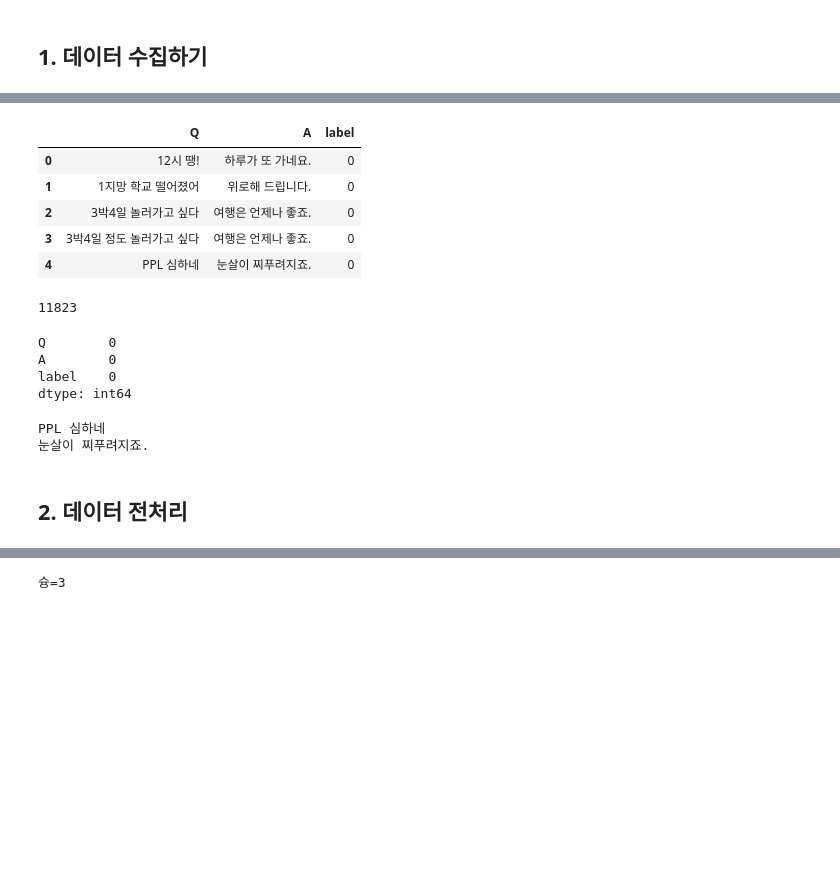
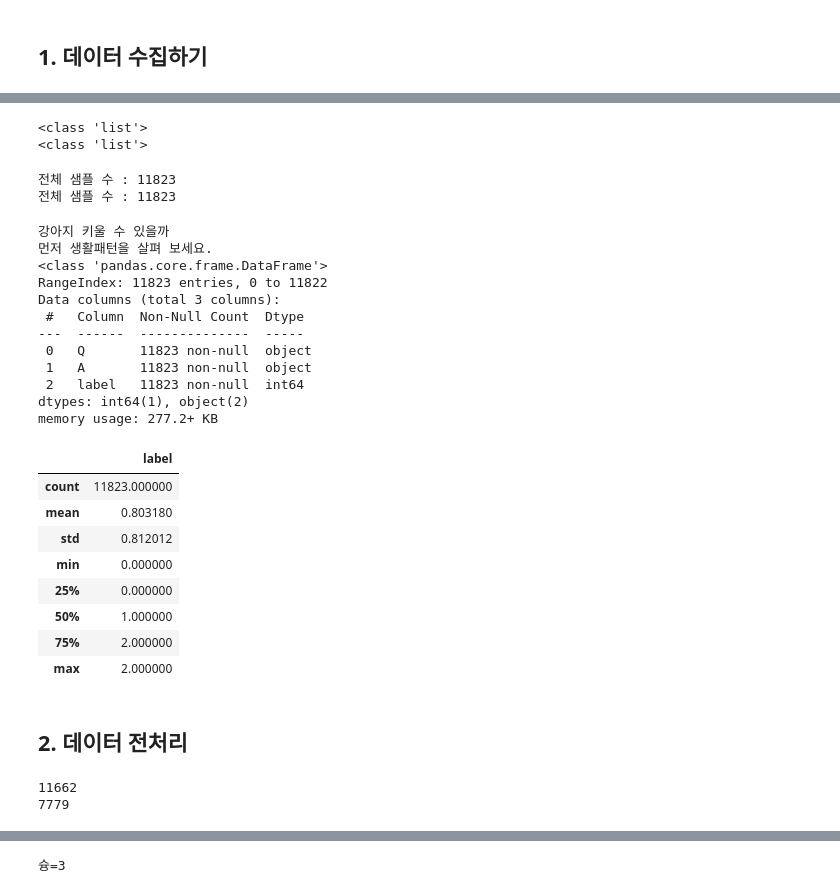
Before and after one commit to helperjby/Aiffel_Machine-Learning-Study, a Jupyter notebook: exp12_transformer/exp12_make_chatbot_v1.0.ipynb, the cells around one changed output, grey strips where cells are left out. Drawn from its saved outputs; the diff is of its cells as text; code cells hidden in the pictures; blank space fills up the shorter version.

```diff
--- a/exp12_transformer/exp12_make_chatbot_v1.0.ipynb
+++ b/exp12_transformer/exp12_make_chatbot_v1.0.ipynb
@@ -28,29 +53,54 @@ file_path
-# %%
-data = pd.read_csv(file_path)
-data.head()
-# %% [output]
-|  | Q | A | label |
-| 0 | 12시 땡! | 하루가 또 가네요. | 0 |
-| 1 | 1지망 학교 떨어졌어 | 위로해 드립니다. | 0 |
-| 2 | 3박4일 놀러가고 싶다 | 여행은 언제나 좋죠. | 0 |
-| 3 | 3박4일 정도 놀러가고 싶다 | 여행은 언제나 좋죠. | 0 |
-| 4 | PPL 심하네 | 눈살이 찌푸려지죠. | 0 |
-# %%
-len(data)
-# %% [output]
-11823
-# %%
-data.isnull().sum()
-# %% [output]
-Q        0
-A        0
-label    0
-dtype: int64
+# %%
+questions_part = data['Q']
+questions = questions_part.values.tolist()
+print(type(questions))
+
+answers_part = data['A']
+answers = answers_part.values.tolist()
+print(type(answers))
+# %% [output]
+<class 'list'>
+<class 'list'>
+# %%
+print('전체 샘플 수 :', len(questions))
+print('전체 샘플 수 :', len(answers))
+# %% [output]
+전체 샘플 수 : 11823
+전체 샘플 수 : 11823
 # %%
-print(data['Q'][4])
-print(data['A'][4])
+print(data.Q[70])
+print(data.A[70])
+
+data.info()
+data.describe()
 # %% [output]
-PPL 심하네
-눈살이 찌푸려지죠.
+강아지 키울 수 있을까
+먼저 생활패턴을 살펴 보세요.
+<class 'pandas.core.frame.DataFrame'>
+RangeIndex: 11823 entries, 0 to 11822
+Data columns (total 3 columns):
+ #   Column  Non-Null Count  Dtype
+---  ------  --------------  -----
+ 0   Q       11823 non-null  object
+ 1   A       11823 non-null  object
+ 2   label   11823 non-null  int64
+dtypes: int64(1), object(2)
+memory usage: 277.2+ KB
+|  | label |
+| count | 11823.000000 |
+| mean | 0.803180 |
+| std | 0.812012 |
+| min | 0.000000 |
+| 25% | 0.000000 |
+| 50% | 1.000000 |
+| 75% | 2.000000 |
+| max | 2.000000 |
 # %% [markdown]
 ## 2. 데이터 전처리
+# %%
+# 중복 데이터 확인
+print(data['Q'].nunique())
+print(data['A'].nunique())
+# %% [output]
+11662
+7779
```
Also changed, not shown: parts of 57 cells of this notebook.
